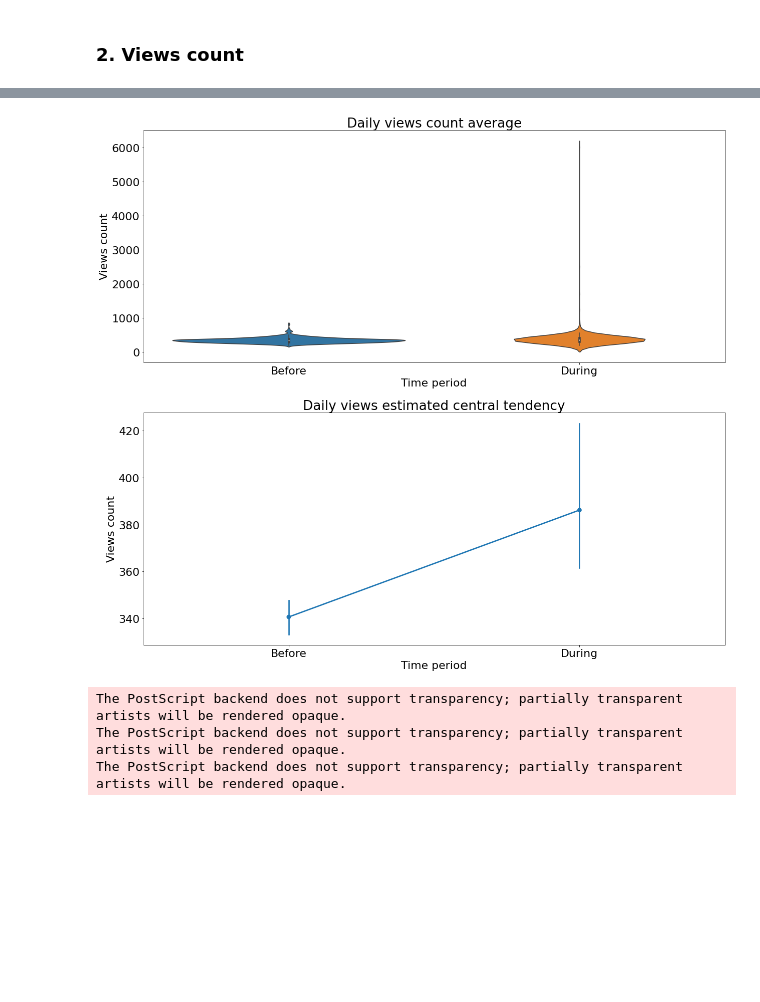
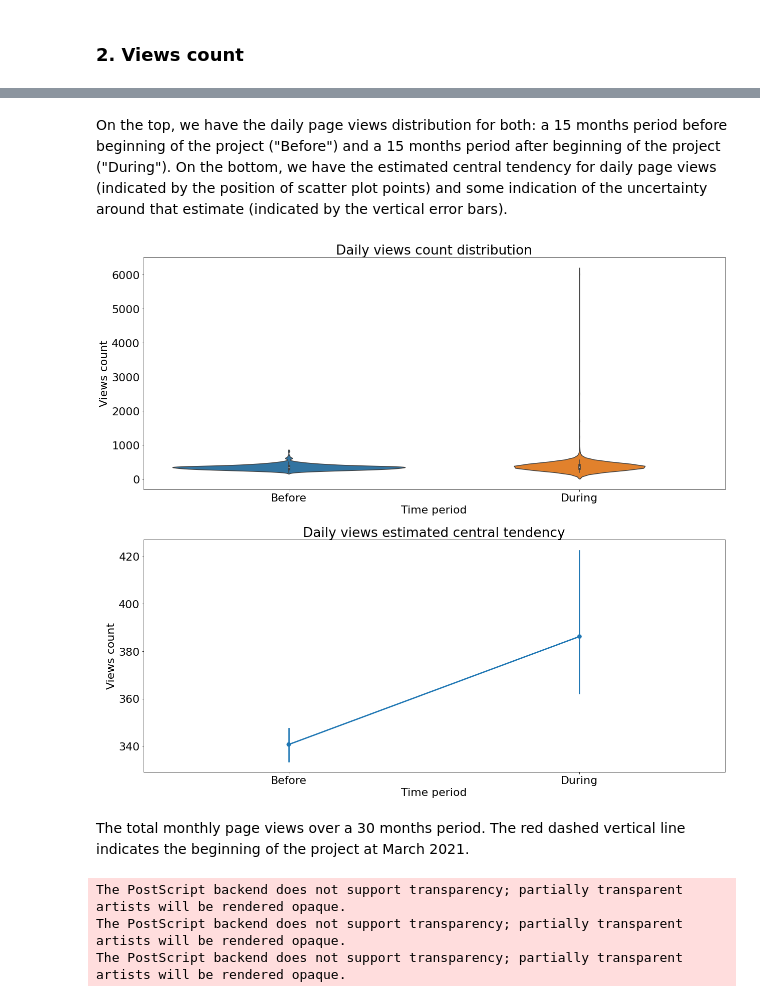
Before and after one commit to JohnMadrid/EC_env_images, a Jupyter notebook: WikiPageAnalysis/page_visits_analysis.ipynb, the cells around one changed output, grey strips where cells are left out. Cells and saved outputs as stored; diff of their text form; code cells hidden in the pictures; blank space fills up the shorter version.

```diff
--- a/WikiPageAnalysis/page_visits_analysis.ipynb
+++ b/WikiPageAnalysis/page_visits_analysis.ipynb
@@ -292,16 +225,21 @@ joined_df
+# %% [markdown]
+On the top, we have the daily page views distribution for both: a 15 months period before beginning of the project ("Before") and a 15 months period after beginning of the project ("During").
+On the bottom, we have the estimated central tendency for daily page views (indicated by the position of scatter plot points) and some indication of the uncertainty around that estimate (indicated  by the vertical error bars).
 # %%
 fig, ax = plt.subplots(2,1, figsize=(18,16))
 sns.violinplot(x='Time period', y='Embodied cognition',data=joined_df, ax=ax[0])
-ax[0].set_title("Daily views count average")
+ax[0].set_title("Daily views count distribution")
 ax[0].set_ylabel('Views count')
 sns.pointplot(x='Time period', y='Embodied cognition',data=joined_df, ax=ax[1])
 ax[1].set_title("Daily views estimated central tendency")
 ax[1].set_ylabel("Views count")
 fig.tight_layout()
 plt.savefig("Images/daily_views_avg.eps", format='eps', dpi=1200)
 plt.show()
 # %% [output]
-[figure, old version]
+[figure, new version]
+# %% [markdown]
+The total monthly page views over a 30 months period. The red dashed vertical line indicates the beginning of the project at March 2021.
 # %%
 labels = ['Dec 2019', 'Jan 2020', 'Feb 2020', 'Mar 2020', 'Apr 2020', 'May 2020', 'Jun 2020', 'Jul 2020', 'Aug 2020', 'Sep 2020', 'Oct 2020', 'Nov 2020', 'Dec 2020','Jan 2021', 'Feb 2021', 'Mar 2021', 'Apr 2021', 'May 2021', 'Jun 2021', 'Jul 2021', 'Aug 2021', 'Sep 2021', 'Oct 2021', 'Nov 2021', 'Dec 2021', 'Jan 2022', 'Feb 2022', 'Mar 2022', 'Apr 2022', 'May 2022']
 # %%
```
Also changed, not shown: parts of 17 cells of this notebook, 2 other files.
